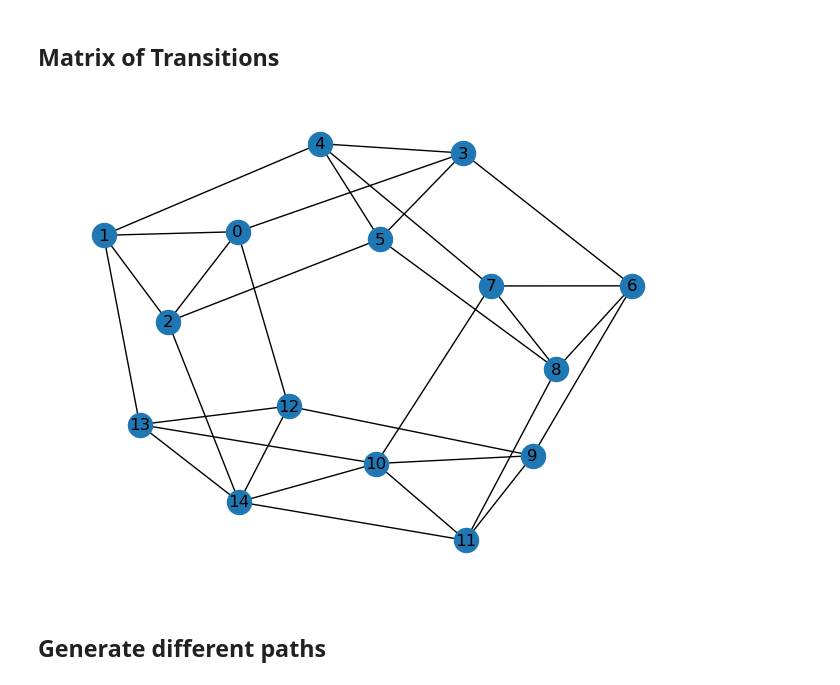
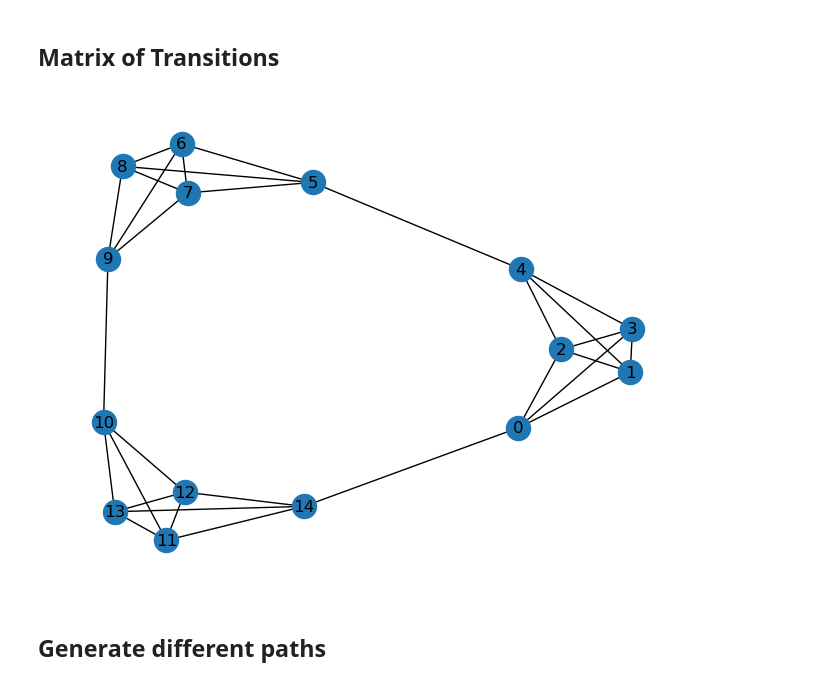
Before and after one commit to tejas-savalia/event-boundaries, a Jupyter notebook: simulations/categorization_simulation.ipynb, the cells around one changed output. Cells and saved outputs as stored; diff of their text form; code cells hidden in the pictures.

```diff
--- a/simulations/categorization_simulation.ipynb
+++ b/simulations/categorization_simulation.ipynb
@@ -71,9 +69,9 @@ def plot_graph(graph):
     nx.draw(G, with_labels = True)
     plt.show()
 # %%
-plot_graph(graph_lattice)
+plot_graph(graph)
 # %% [output]
-[figure, old version]
+[figure, new version]
 # %% [markdown]
 ## Generate different paths
 # %%
```
Also changed, not shown: parts of 8 cells of this notebook, 1 other file.
